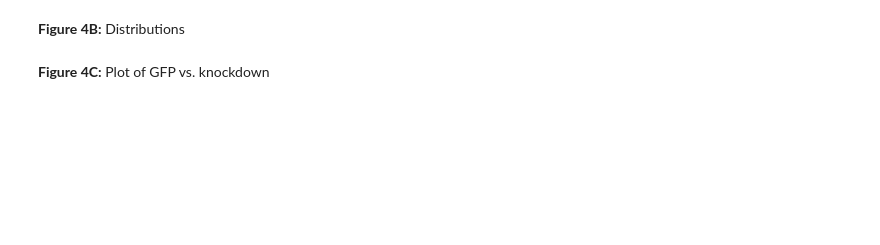
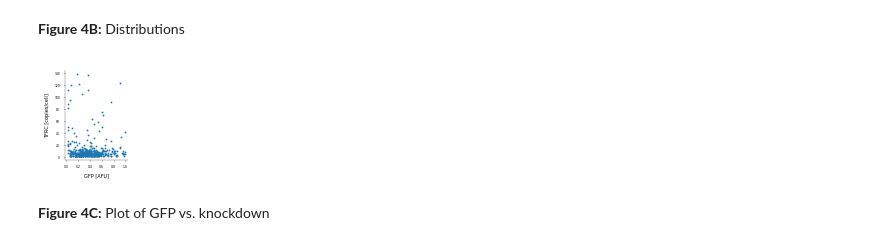
Before and after one commit to czbiohub/InSituPlatform-Manuscript, a Jupyter notebook: Figure4/Figure 4.ipynb, the cells around one changed output. Cells and saved outputs as stored; diff of their text form; code cells hidden in the pictures; blank space fills up the shorter version.

```diff
--- a/Figure4/Figure 4.ipynb
+++ b/Figure4/Figure 4.ipynb
@@ -71,4 +72,22 @@ plt.savefig("Figure4B.pdf", transparent=True, bbox_inches = "tight")
 # %% [markdown]
 **Figure 4B:** Distributions
+# %%
+gfp = np.concatenate((df_i_1.gfp.values, df_i_2.gfp.values))
+
+fig_size = (1, 1.5)
+
+fig, ax = plt.subplots()
+
+ax.scatter(gfp, i_counts, s=1)
+
+ax.set_xlabel('GFP [AFU]');
+ax.set_ylabel('TFRC [copies/cell]');
+
+fig.tight_layout()
+fig.set_size_inches((fig_size[0], fig_size[1]))
+
+plt.savefig("Figure4C.pdf", transparent=True, bbox_inches = "tight")
+# %% [output]
+[figure, added]
 # %% [markdown]
 **Figure 4C:** Plot of GFP vs. knockdown
```
Also changed, not shown: parts of 3 cells of this notebook, 9 other files.
